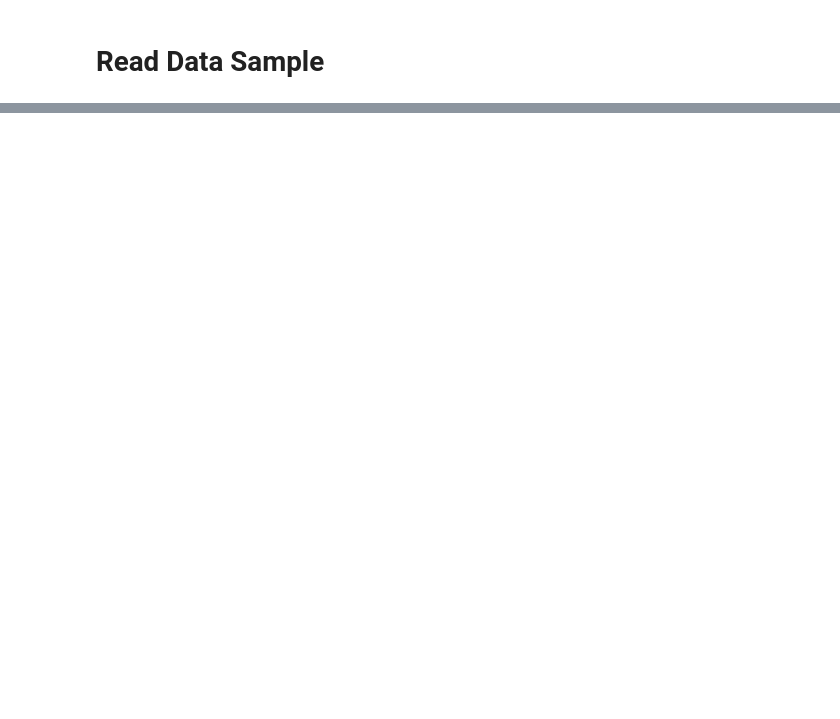
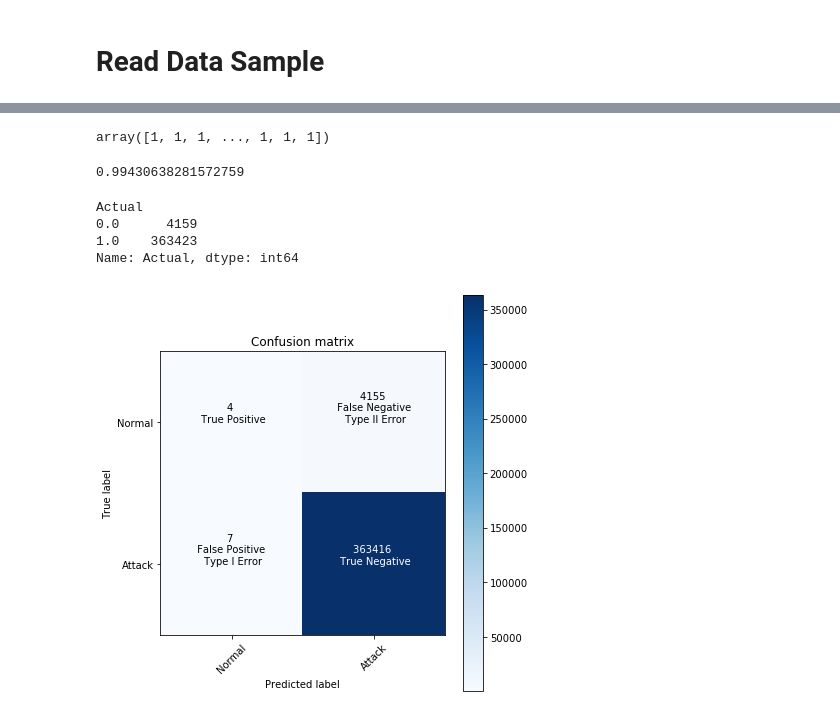
Before and after one commit to rkmalaiya/network_anomaly_detection_deep_learning, a Jupyter notebook: tf_vae_dense_trained_together_nsl_kdd.ipynb, the cells around one changed output, grey strips where cells are left out. Saved outputs shown, nothing was run; the diff lists cells and outputs as text; code cells hidden in the pictures; blank space fills up the shorter version.

```diff
--- a/tf_vae_dense_trained_together_nsl_kdd.ipynb
+++ b/tf_vae_dense_trained_together_nsl_kdd.ipynb
@@ -45,8 +50,15 @@ class preprocess:
 
 
 train_paths = preprocess.get_files("dataset/Kyoto2016/2014/01")
-test_paths = preprocess.get_files("dataset/Kyoto2016/2015/01")
+test_paths = preprocess.get_files("dataset/Kyoto2016/2015/12")
+#test_paths.update(preprocess.get_files("dataset/Kyoto2016/2015/11"))
+#test_paths.update(preprocess.get_files("dataset/Kyoto2016/2015/10"))
 
+paths = {}
+keys = train_paths.keys()
+for key in list(keys)[0:7]:
+    paths.update({key: train_paths[key]})
+train_paths = paths
 print(train_paths)
 print("----------------------------------------------------------------------------------------")
 #test_paths = test_paths.popitem()
@@ -370,15 +387,21 @@ def plot_confusion_matrix(cm, classes,
 
     if normalize:
         cm = cm.astype('float') / cm.sum(axis=1)[:, np.newaxis]
-        print("Normalized confusion matrix")
+        #print("Normalized confusion matrix")
     else:
-        print('Confusion matrix, without normalization')
+        #print('Confusion matrix, without normalization')
+        pass
 
-    print(cm)
+    #print(cm)
+
+    label = [["\n True Positive", "\n False Negative \n Type II Error"],
+             ["\n False Positive \n Type I Error", "\n True Negative"]
+            ]
 
     thresh = cm.max() / 2.
     for i, j in itertools.product(range(cm.shape[0]), range(cm.shape[1])):
-        plt.text(j, i, cm[i, j].round(4),
+
+        plt.text(j, i, "{} {}".format(cm[i, j].round(4), label[i][j]),
                  horizontalalignment="center",
                  color="white" if cm[i, j] > thresh else "black")
 
@@ -388,7 +411,7 @@ def plot_confusion_matrix(cm, classes,
 
 def plot(actual_value, pred_value):
     from sklearn.metrics import confusion_matrix
+
     cm_2labels = confusion_matrix(y_pred = pred_value, y_true = actual_value)
     plt.figure(figsize=[6,6])
-    plot_confusion_matrix(cm_2labels, preprocess.output_columns_2labels, normalize = True,
-                         title = Train.best_parameters)
+    plot_confusion_matrix(cm_2labels, ['Normal', 'Attack'], normalize = False)
@@ -400,0 +478,28 @@ past_scores
+# %%
+#key_nof_hidden '20151201_16_1'
+Train.predictions = pd.read_pickle("dataset/tf_vae_dense_trained_together_nsl_kdd_predictions.pkl")
+# %%
+df = Train.predictions['20151228_1_1'].dropna()
+# %%
+#Train.predictions['20151219_42_1'].loc[:,'Prediction']
+df.loc[:,'Prediction'].values.astype(int)
+# %% [output]
+array([1, 1, 1, ..., 1, 1, 1])
+# %%
+from sklearn import metrics as me
+me.f1_score(df.loc[:,'Actual'].values.astype(int),
+            df.loc[:,'Prediction'].values.astype(int) )
+# %% [output]
+0.99430638281572759
+# %%
+df.groupby(by="Actual").Actual.count()
+# %% [output]
+Actual
+0.0      4159
+1.0    363423
+Name: Actual, dtype: int64
+# %%
+plot(actual_value = df.loc[:,'Actual'].values.astype(int),
+     pred_value = df.loc[:,'Prediction'].values.astype(int))
+# %% [output]
+[figure, added]
```
Also changed, not shown: parts of 15 cells of this notebook, 9 other files.
